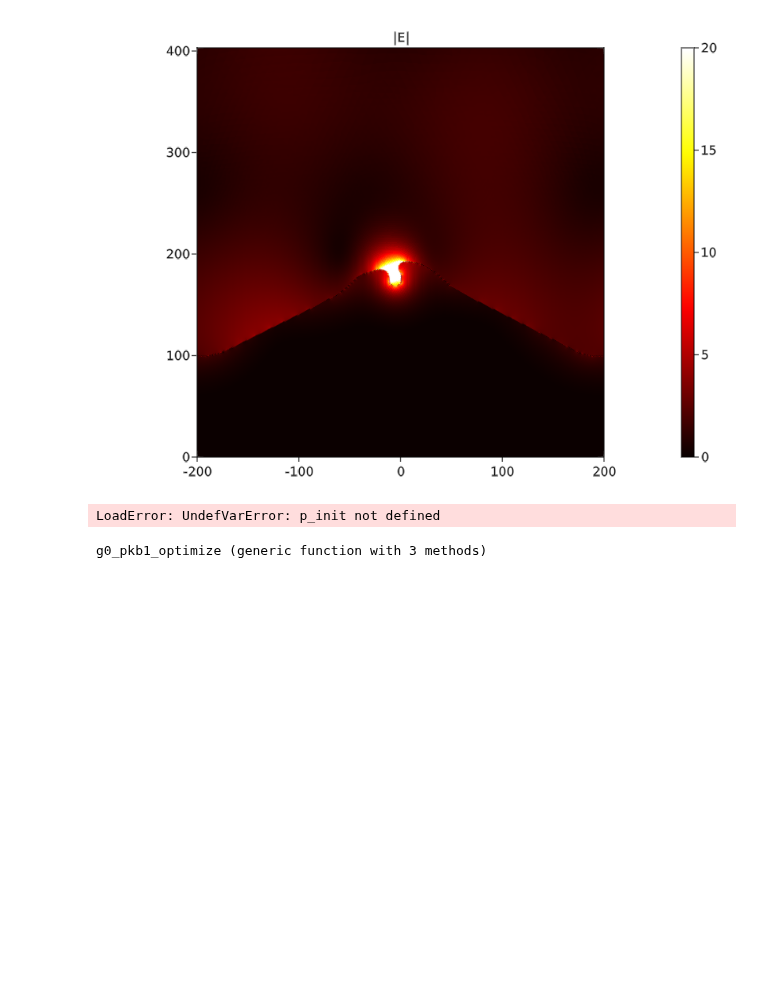
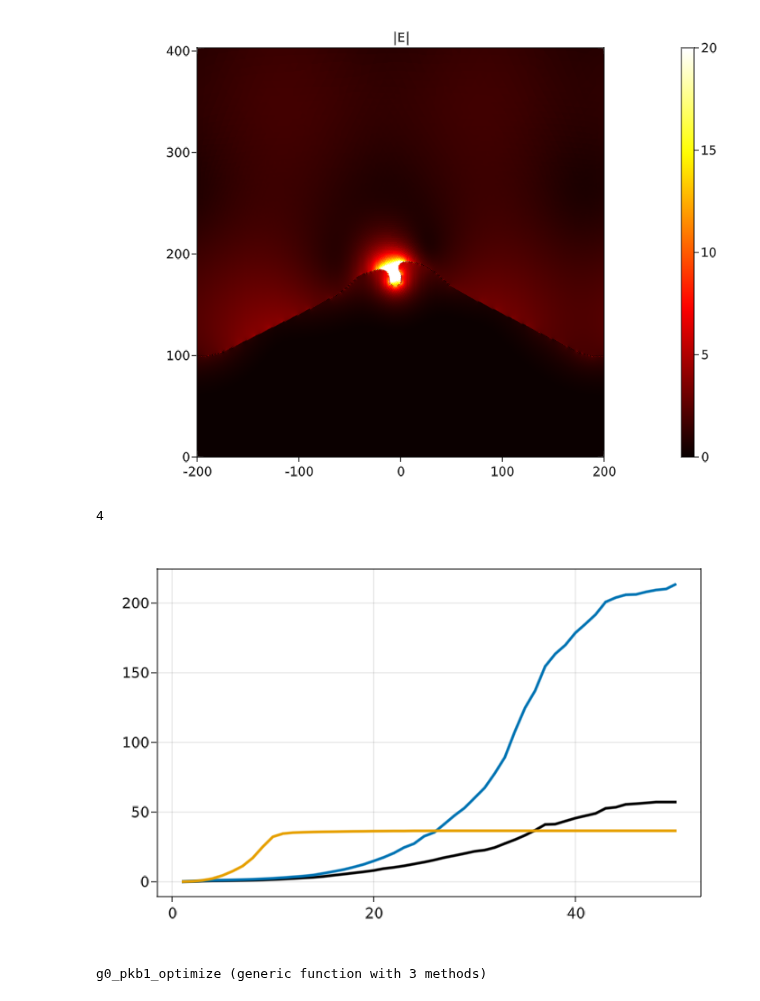
Before and after one commit to WenjieYao/RamanInFluid, a Jupyter notebook: Main.ipynb, the cells around one changed output. Drawn from its saved outputs; the diff is of its cells as text; code cells hidden in the pictures; blank space fills up the shorter version.

Commit message:
update figures

```diff
--- a/Main.ipynb
+++ b/Main.ipynb
@@ -407,45 +411,50 @@ Neth = 50
 damp = 4
 eth_list = range(1,Neth,step=1)
 g_sat = zeros(Neth)
-psat = p_init#p0
+psat = p0
+
+kb1 = VectorValue(sin(0/180*π) * ω1 * nf, 0)
+kb2 = VectorValue(sin(0/180*π) * ω2 * nf, 0)
+
 for ei = 1:Neth
-    @show ei
     eth = eth_list[ei]
     usat = eth^2/4
-    g_sat[ei] = g0_p(psat; kb=0, phys1, phys2, control, gridap, usat, damp)/L/g_flat_surface
-    open("400CircleSat.txt", "a") do io
+    g_sat[ei] = g0_p(psat; kb1, kb2, phys1, phys2, control, gridap, usat, damp)/L/g_flat_surface
+    open("532L400Sat.txt", "a") do io
         write(io, "$(g_sat[ei]) \n")
     end
 end
 # %% [output]
-LoadError: UndefVarError: p_init not defined
+4
 # %%
 g1 = readdlm("Results/SatFun/$(λ1)CircleSat.txt")
 g2 = readdlm("Results/SatFun/$(λ1)L400Sat.txt")
 g3 = readdlm("Results/SatFun/$(λ1)L300Sat.txt")
 g4 = readdlm("Results/SatFun/$(λ1)L100Sat.txt")
 g5 = readdlm("Results/SatFun/$(λ1)L300Sat10.txt")
 eth_list = range(1,50,step=1)
 
 scene, layout = layoutscene(resolution=(1400/2,900/2))
 ax = layout[1,1]=Axis(scene)
 ms = 3
 
 lin1 = lines!(ax,eth_list,g1[:],linewidth=ms,color=:black)
 lin2 = lines!(ax,eth_list,g2[:],linewidth=ms)
-lin3 = lines!(ax,eth_list,g3[:],linewidth=ms)
-lin4 = lines!(ax,eth_list,g4[:],linewidth=ms)
+#lin3 = lines!(ax,eth_list,g3[:],linewidth=ms)
+#lin4 = lines!(ax,eth_list,g4[:],linewidth=ms)
 lin5 = lines!(ax,eth_list,g5[:],linewidth=ms)
 #ax.yscale = log10
-ax.xlabel="|Eth/E₀|"
-ax.ylabel="Power"
+# ax.xlabel="|Eth/E₀|"
+# ax.ylabel="Power"
 #ax.title="Eigenvalue distribution"
 
 # Legend(layout[1,1],[lin1, lin2],["Initial", "Optimized"])
 # axislegend(ax, [lin1, lin2, lin3, lin4, lin5],["Optimized Cylinder", "L=400 nm", "L=300 nm", "L=100 nm", "Optimized with |Eth/E₀|=10"],
 #     position = :lt, orientation = :vertical)
-save("Results/SatFun/400EF_Eth.png",scene)
+save("Results/SatFun/EF_Eth.png",scene)
 scene
+# %% [output]
+[figure, added]
 # %%
 # gvalues = readdlm("gvalue.txt", Float64)
 # gavlues = gvalues[:]
```
Also changed, not shown: parts of 14 cells of this notebook, 39 other files.
